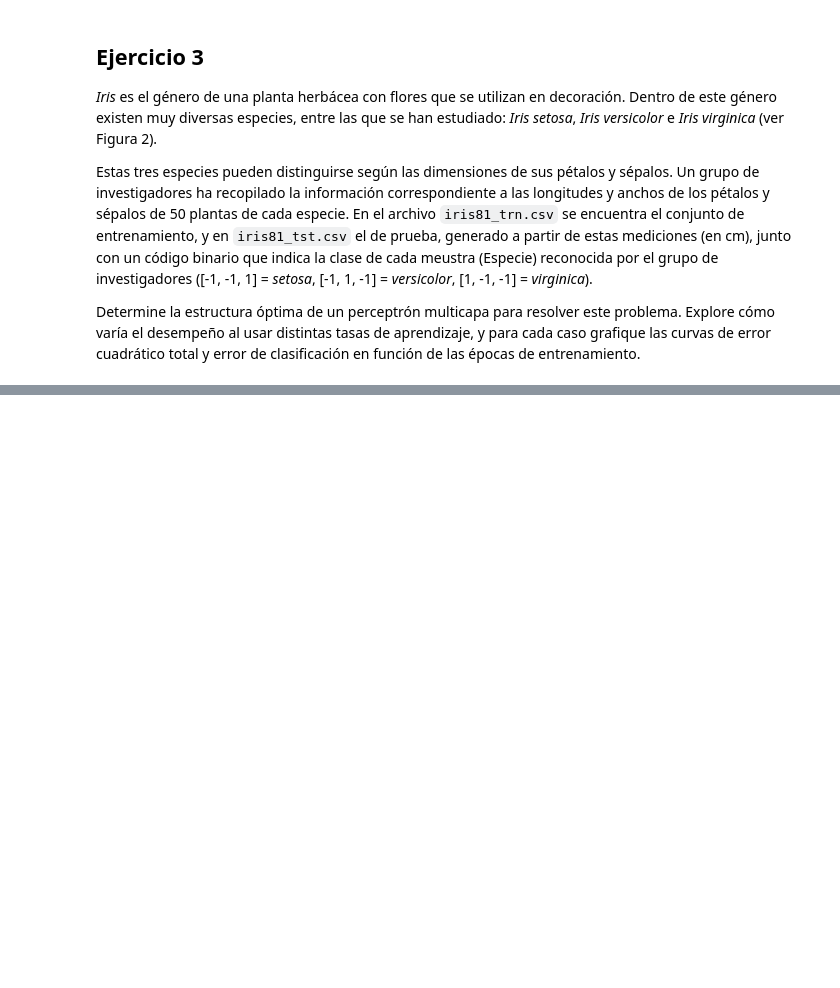
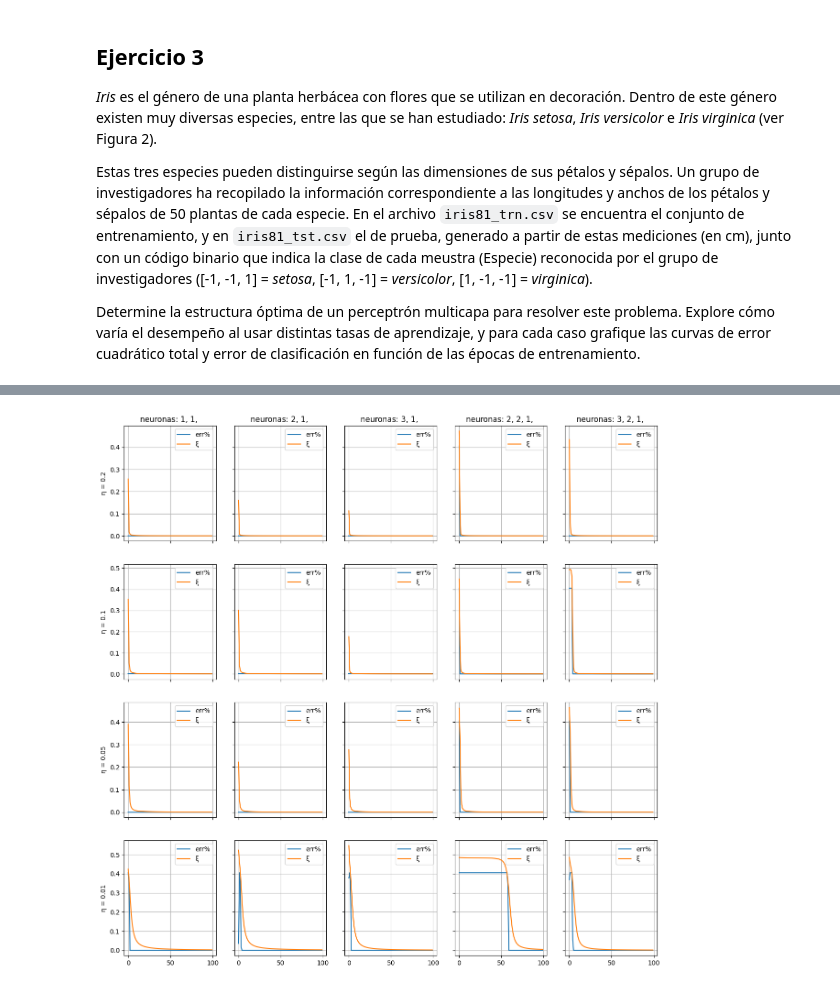
Before and after one commit to Lucasa98/Inteligencia-Computacional-2025, a Jupyter notebook: Práctica/Guia2/Ej3.ipynb, the cells around one changed output, grey strips where cells are left out. Saved outputs shown, nothing was run; the diff lists cells and outputs as text; code cells hidden in the pictures; blank space fills up the shorter version.

```diff
--- a/Práctica/Guia2/Ej3.ipynb
+++ b/Práctica/Guia2/Ej3.ipynb
@@ -58,0 +47,18 @@ error de training: 0.0990990990990991
+# %%
+# test
+x_tst = tstFileIris[:,:-1]
+yd_tst = tstFileIris[:,-1]
+tstErr = [[redes[j][i].test(x_tst,yd_tst) for i in range(len(η))] for j in range(len(neuronas))]
+
+from prettytable import PrettyTable
+table = PrettyTable()
+table.field_names = ["Neuronas", "η", f"Training ({x.shape[0]} casos)", f"Testing ({x_tst.shape[0]} casos)"]
+
+for j in range(len(neuronas)):
+    str_neuronas = ""
+    for n in neuronas[j]:
+        str_neuronas += f"{n}, "
+    for i in range(len(η)):
+        table.add_row([str_neuronas, η[i], trnErr[j][i], tstErr[j][i]])
+
+print(table)
@@ -58,0 +83,21 @@ error de training: 0.0990990990990991
+# %%
+# Gráficas
+fig, ax = plt.subplots(len(η), len(neuronas), sharex="col", sharey="row")
+fig.set_figwidth(15)
+fig.set_figheight(15)
+for j in range(len(neuronas)):
+    label = "neuronas: "
+    for n in neuronas[j]:
+        label += f"{n}, "
+    ax[0,j].set_title(label)
+    for i in range(len(η)):
+        if j == 0:
+            ax[i,j].set_ylabel(f"η = {η[i]}")
+        ax[i,j].grid()
+        ax[i,j].plot(redes[j][i].error_history, label="err%")
+        ax[i,j].plot(redes[j][i].quaderror_history, label="ξ")
+        ax[i,j].legend()
+
+plt.show()
+# %% [output]
+[figure, added]
```
Also changed, not shown: parts of 3 cells of this notebook, 1 other file.
